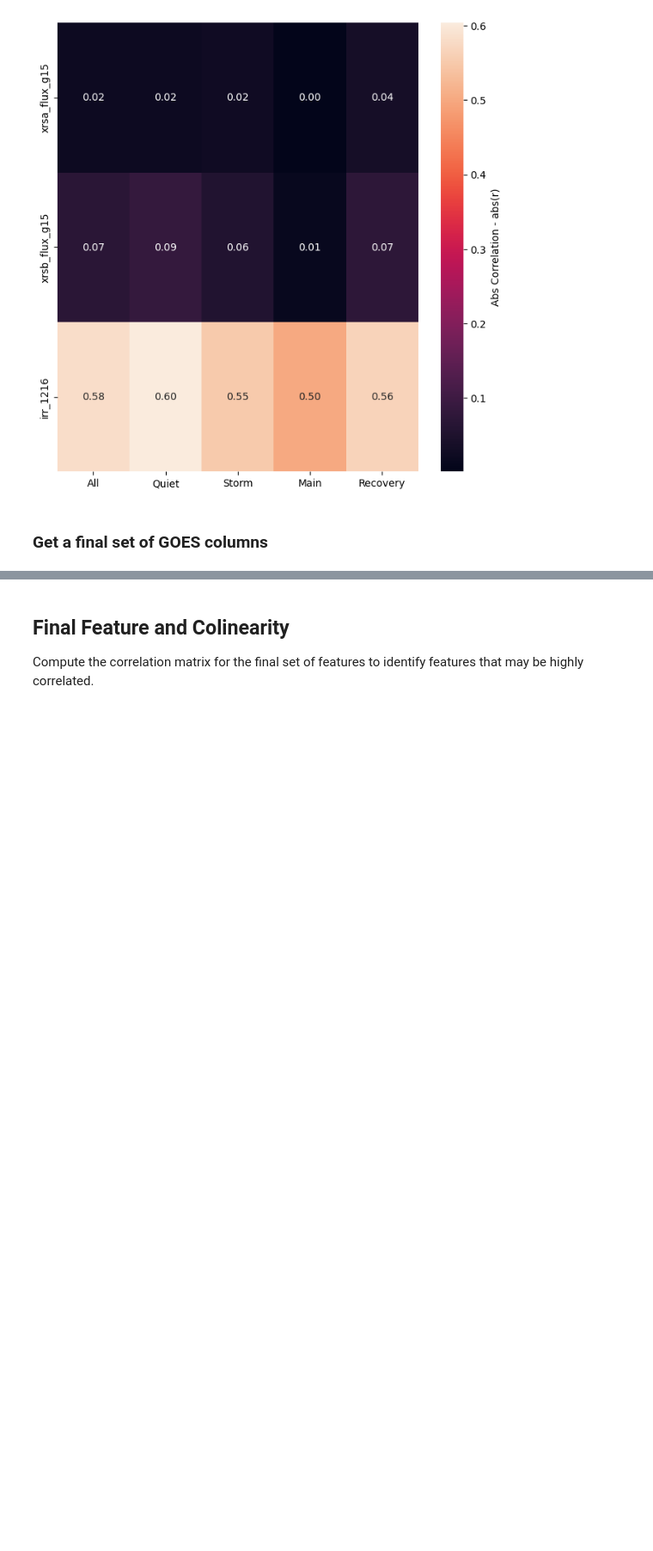
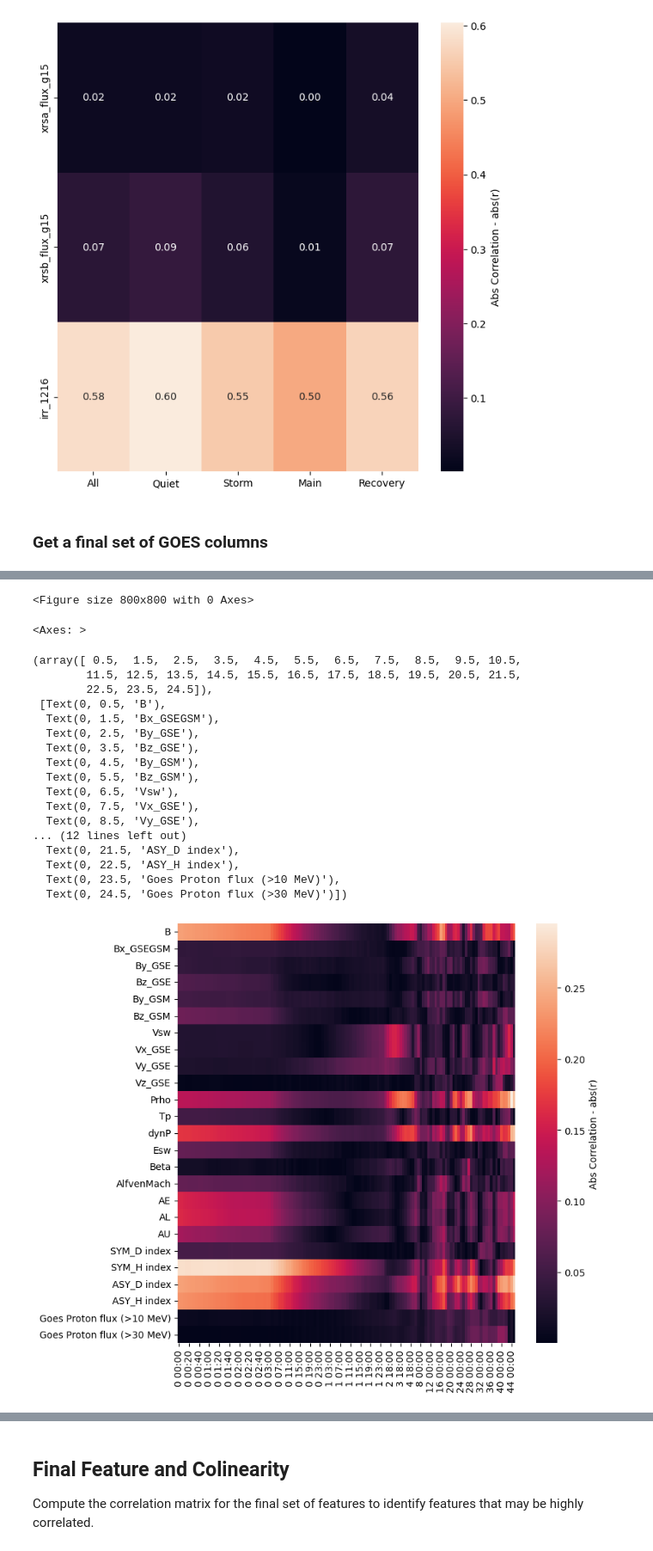
Before and after one commit to kylermurphy/SatDrag, a Jupyter notebook: Notebooks/Coor_database_v3.ipynb, the cells around one changed output, grey strips where cells are left out. Shown at 86% size. Saved outputs shown, nothing was run; the diff lists cells and outputs as text; code cells hidden in the pictures; blank space fills up the shorter version.

```diff
--- a/Notebooks/Coor_database_v3.ipynb
+++ b/Notebooks/Coor_database_v3.ipynb
@@ -199,0 +291,53 @@ goes_final = ['irr_1216']
+# %%
+df_dens = df[st_t][[t_col,dens_col]].copy()
+df_om = df[st_t][omni_columns].copy().drop(axis=1,columns=dens_col)
+
+om_dt = pd.DataFrame()
+tol = pd.Timedelta('2.5 minute')
+
+for dtx in t_lag:
+    # shift the solar data set
+    df_om[t_col] = df_dens[t_col] - pd.Timedelta(f'{dtx} minute')
+    cor_df = pd.merge_asof(left=df_dens,right=df_om,on='DateTime',direction='nearest',tolerance=tol)
+
+    seconds = dtx*60
+    days = seconds // 86400
+    seconds %= 86400
+    hours = seconds // 3600
+    seconds %= 3600
+    minutes = seconds // 60
+    seconds %= 60
+
+    col = f'{days} {hours:02}:{minutes:02}'
+
+    if not om_dt.empty:
+        om_dt = om_dt.merge(cor_df[omni_columns].dropna().corr()[dens_col].rename(col),
+                              how='left', left_index=True, right_index=True)
+    else:
+        om_dt[col] = cor_df[omni_columns].dropna().corr()[dens_col].rename(col)
+# %%
+plt.figure(figsize=(8, 8))
+sns.heatmap(om_dt[0:-1].abs(),annot=False, fmt='.2f', cbar_kws={'label':'Abs Correlation - abs(r)'})
+plt.yticks()
+plt.show()
+# %% [output]
+<Figure size 800x800 with 0 Axes>
+<Axes: >
+(array([ 0.5,  1.5,  2.5,  3.5,  4.5,  5.5,  6.5,  7.5,  8.5,  9.5, 10.5,
+        11.5, 12.5, 13.5, 14.5, 15.5, 16.5, 17.5, 18.5, 19.5, 20.5, 21.5,
+        22.5, 23.5, 24.5]),
+ [Text(0, 0.5, 'B'),
+  Text(0, 1.5, 'Bx_GSEGSM'),
+  Text(0, 2.5, 'By_GSE'),
+  Text(0, 3.5, 'Bz_GSE'),
+  Text(0, 4.5, 'By_GSM'),
+  Text(0, 5.5, 'Bz_GSM'),
+  Text(0, 6.5, 'Vsw'),
+  Text(0, 7.5, 'Vx_GSE'),
+  Text(0, 8.5, 'Vy_GSE'),
+... (12 lines left out)
+  Text(0, 21.5, 'ASY_D index'),
+  Text(0, 22.5, 'ASY_H index'),
+  Text(0, 23.5, 'Goes Proton flux (>10 MeV)'),
+  Text(0, 24.5, 'Goes Proton flux (>30 MeV)')])
+[figure, added]
```
Also changed, not shown: parts of 10 cells of this notebook, 2 other files.
